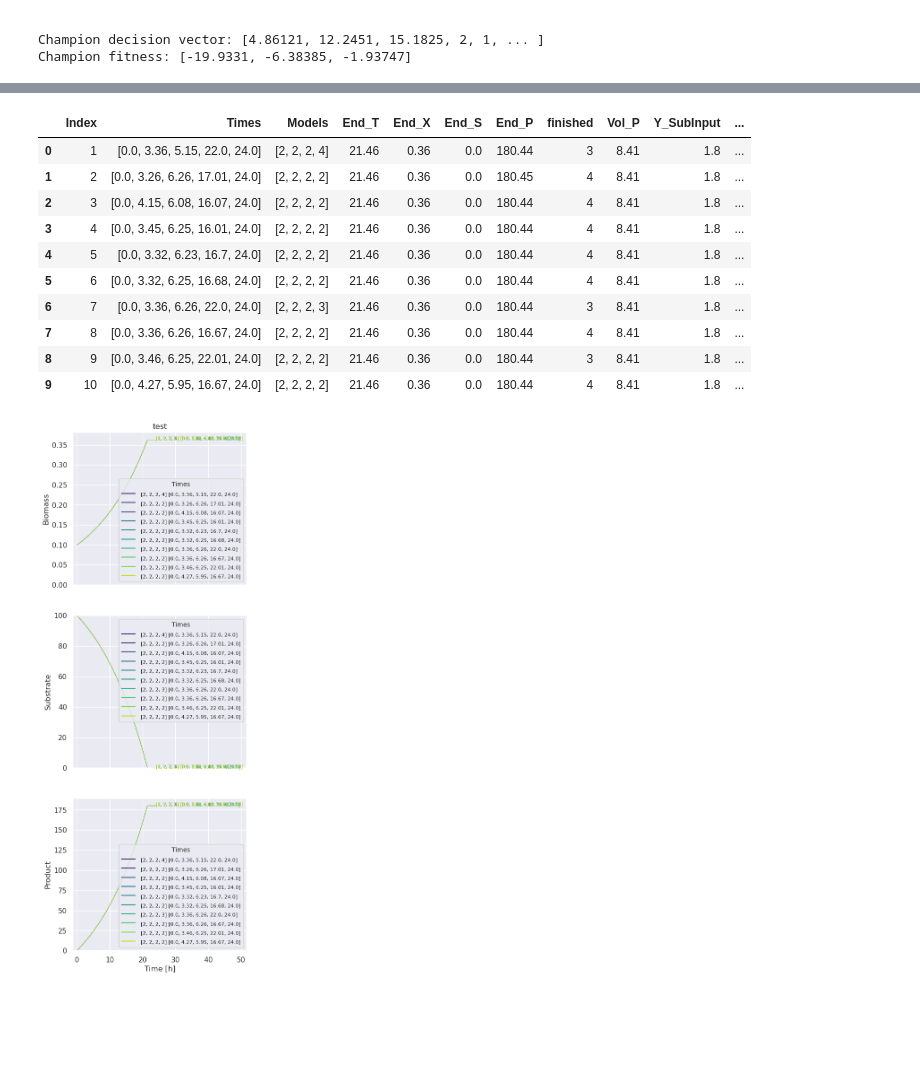
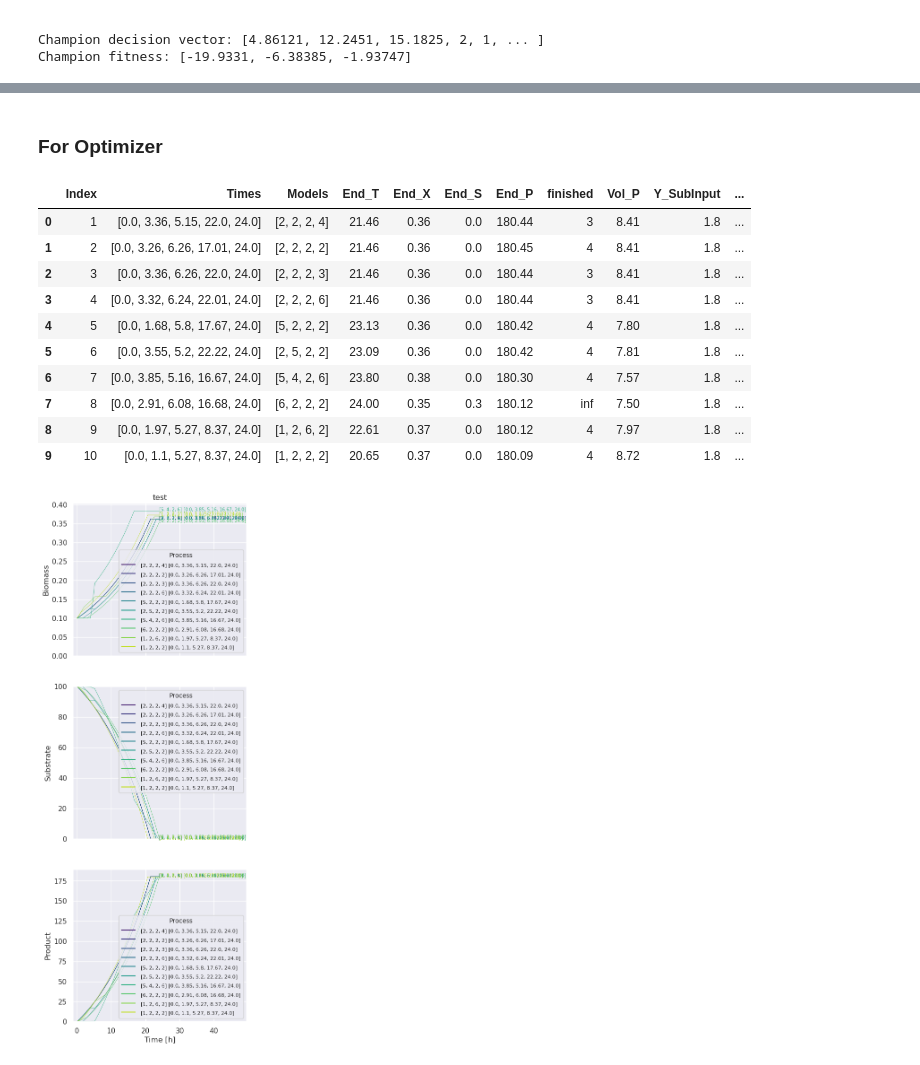
Before and after one commit to klamt-lab/OptMSP, a Jupyter notebook: OptMSP_MainFunctions.ipynb, the cells around one changed output, grey strips where cells are left out. Saved outputs shown, nothing was run; the diff lists cells and outputs as text; code cells hidden in the pictures; blank space fills up the shorter version.

Commit message:
last updates

```diff
--- a/OptMSP_MainFunctions.ipynb
+++ b/OptMSP_MainFunctions.ipynb
@@ -90,18 +63,0 @@
-# %%
-### Examples for numeric and analytic models
-
-# They are given two time points for start and end and return a list with Biomass, Substrate and Product at the end time point
-# The ana returns also the end time point as last value:
-times = [0, 1]  # Input time points
-combi = [0, 1]  # Modules from parameter table (see above)
-
-# Analytic model:
-result_ana = models_analytic[int(combi[0])](s, times[0], times[1])
-print(result_ana)
-# ODE/numeric model:
-result_num = sp.integrate.solve_ivp(models_numeric[int(combi[0])],t_span=[times[0], times[1]],y0=s,t_eval=[times[1]],dense_output=True,max_step=0.01,).y.T
-print(result_num[0])
-
-# Equal?
-print("Are model outputs equal?")
-print(np.round(result_ana[0:3],10) == np.round(result_num[0],10))
@@ -827,5 +821,5 @@ Wall time: 29.4 ms
 # %%
-best_res3 = msp.doOptDF(pd.DataFrame(result_ana_prod.problem.extract(decorator_problem).dv_log), n_best=10)
+best_res3 = msp.do_opt_to_df(pd.DataFrame(result_ana_prod.problem.extract(decorator_problem).dv_log), n_best=10)
 print("Best tswitches: ", best_res3[0] )
 print("Best models: ", best_res3[1] )
 print("Dataframe: ")
@@ -938,19 +934,21 @@ msp.customPlot(brute_best, models_numeric, s, "test")
+# %% [markdown]
+### For Optimizer
 # %%
-test_opt = msp.doConvert(best_res3, models_numeric, 0, 24, s)
+test_opt = msp.do_convert(best_res3, models_numeric, 0, 24, s)
 test_opt
 # %% [output]
 |  | Index | Times | Models | End_T | End_X | End_S | End_P | finished | Vol_P | Y_SubInput | ... |
 | 0 | 1 | [0.0, 3.36, 5.15, 22.0, 24.0] | [2, 2, 2, 4] | 21.46 | 0.36 | 0.0 | 180.44 | 3 | 8.41 | 1.8 | ... |
 | 1 | 2 | [0.0, 3.26, 6.26, 17.01, 24.0] | [2, 2, 2, 2] | 21.46 | 0.36 | 0.0 | 180.45 | 4 | 8.41 | 1.8 | ... |
-| 2 | 3 | [0.0, 4.15, 6.08, 16.07, 24.0] | [2, 2, 2, 2] | 21.46 | 0.36 | 0.0 | 180.44 | 4 | 8.41 | 1.8 | ... |
-| 3 | 4 | [0.0, 3.45, 6.25, 16.01, 24.0] | [2, 2, 2, 2] | 21.46 | 0.36 | 0.0 | 180.44 | 4 | 8.41 | 1.8 | ... |
-| 4 | 5 | [0.0, 3.32, 6.23, 16.7, 24.0] | [2, 2, 2, 2] | 21.46 | 0.36 | 0.0 | 180.44 | 4 | 8.41 | 1.8 | ... |
-| 5 | 6 | [0.0, 3.32, 6.25, 16.68, 24.0] | [2, 2, 2, 2] | 21.46 | 0.36 | 0.0 | 180.44 | 4 | 8.41 | 1.8 | ... |
-| 6 | 7 | [0.0, 3.36, 6.26, 22.0, 24.0] | [2, 2, 2, 3] | 21.46 | 0.36 | 0.0 | 180.44 | 3 | 8.41 | 1.8 | ... |
-| 7 | 8 | [0.0, 3.36, 6.26, 16.67, 24.0] | [2, 2, 2, 2] | 21.46 | 0.36 | 0.0 | 180.44 | 4 | 8.41 | 1.8 | ... |
-| 8 | 9 | [0.0, 3.46, 6.25, 22.01, 24.0] | [2, 2, 2, 2] | 21.46 | 0.36 | 0.0 | 180.44 | 3 | 8.41 | 1.8 | ... |
-| 9 | 10 | [0.0, 4.27, 5.95, 16.67, 24.0] | [2, 2, 2, 2] | 21.46 | 0.36 | 0.0 | 180.44 | 4 | 8.41 | 1.8 | ... |
+| 2 | 3 | [0.0, 3.36, 6.26, 22.0, 24.0] | [2, 2, 2, 3] | 21.46 | 0.36 | 0.0 | 180.44 | 3 | 8.41 | 1.8 | ... |
+| 3 | 4 | [0.0, 3.32, 6.24, 22.01, 24.0] | [2, 2, 2, 6] | 21.46 | 0.36 | 0.0 | 180.44 | 3 | 8.41 | 1.8 | ... |
+| 4 | 5 | [0.0, 1.68, 5.8, 17.67, 24.0] | [5, 2, 2, 2] | 23.13 | 0.36 | 0.0 | 180.42 | 4 | 7.80 | 1.8 | ... |
+| 5 | 6 | [0.0, 3.55, 5.2, 22.22, 24.0] | [2, 5, 2, 2] | 23.09 | 0.36 | 0.0 | 180.42 | 4 | 7.81 | 1.8 | ... |
+| 6 | 7 | [0.0, 3.85, 5.16, 16.67, 24.0] | [5, 4, 2, 6] | 23.80 | 0.38 | 0.0 | 180.30 | 4 | 7.57 | 1.8 | ... |
+| 7 | 8 | [0.0, 2.91, 6.08, 16.68, 24.0] | [6, 2, 2, 2] | 24.00 | 0.35 | 0.3 | 180.12 | inf | 7.50 | 1.8 | ... |
+| 8 | 9 | [0.0, 1.97, 5.27, 8.37, 24.0] | [1, 2, 6, 2] | 22.61 | 0.37 | 0.0 | 180.12 | 4 | 7.97 | 1.8 | ... |
+| 9 | 10 | [0.0, 1.1, 5.27, 8.37, 24.0] | [1, 2, 2, 2] | 20.65 | 0.37 | 0.0 | 180.09 | 4 | 8.72 | 1.8 | ... |
 # %%
-msp.customPlot(test_opt, models_numeric, s, "test")
+msp.do_custom_plot(test_opt, models_numeric, s, "test")
 # %% [output]
-[figure, old version]
+[figure, new version]
```
Also changed, not shown: parts of 31 cells of this notebook, 3 other files.
